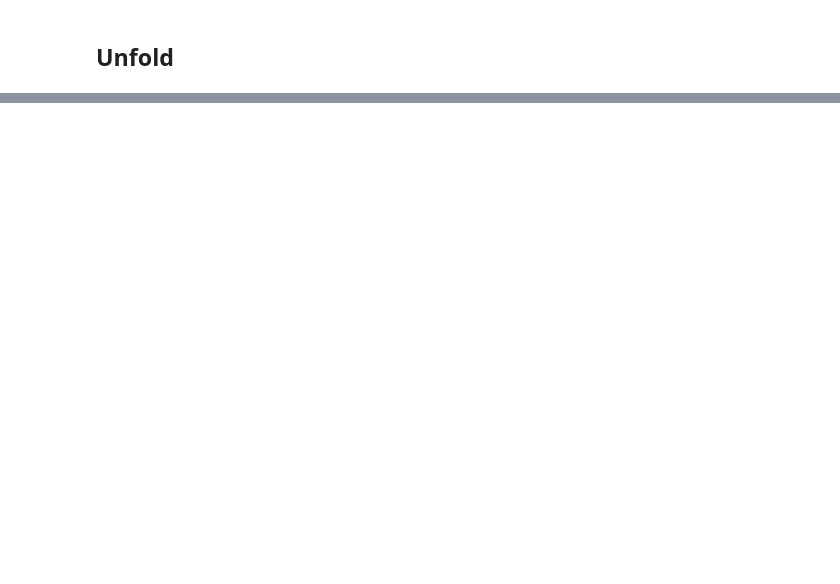
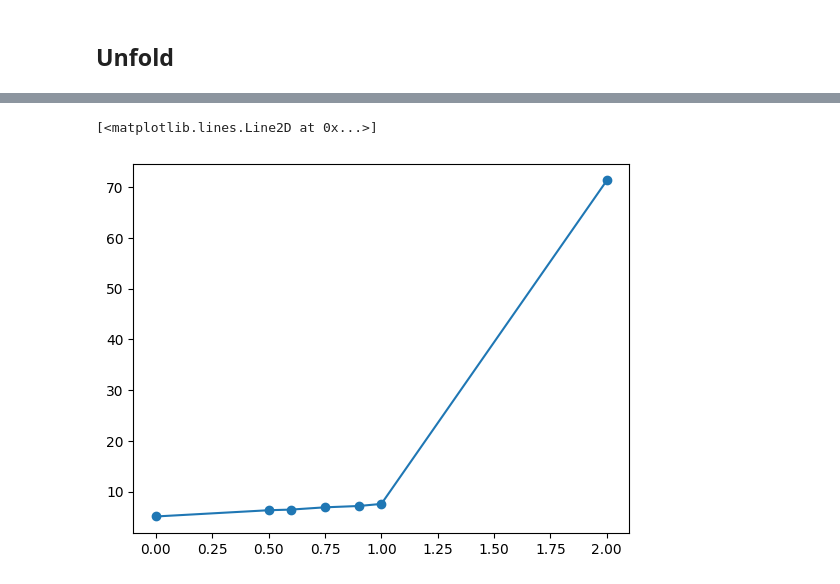
Before and after one commit to VagrantHyp/Code, a Jupyter notebook: Block5.ipynb, the cells around one changed output, grey strips where cells are left out. Cells and saved outputs as stored; diff of their text form; code cells hidden in the pictures; blank space fills up the shorter version.

```diff
--- a/Block5.ipynb
+++ b/Block5.ipynb
@@ -298,0 +322,6 @@ plt.xlim(0,10)
+# %%
+#F - Ree
+plt.plot(CGT05Inv.f, CGT05Inv.aveRee, 'o-')
+# %% [output]
+[<matplotlib.lines.Line2D at 0x...>]
+[figure, added]
```
Also changed, not shown: parts of 27 cells of this notebook, 1 other file.
